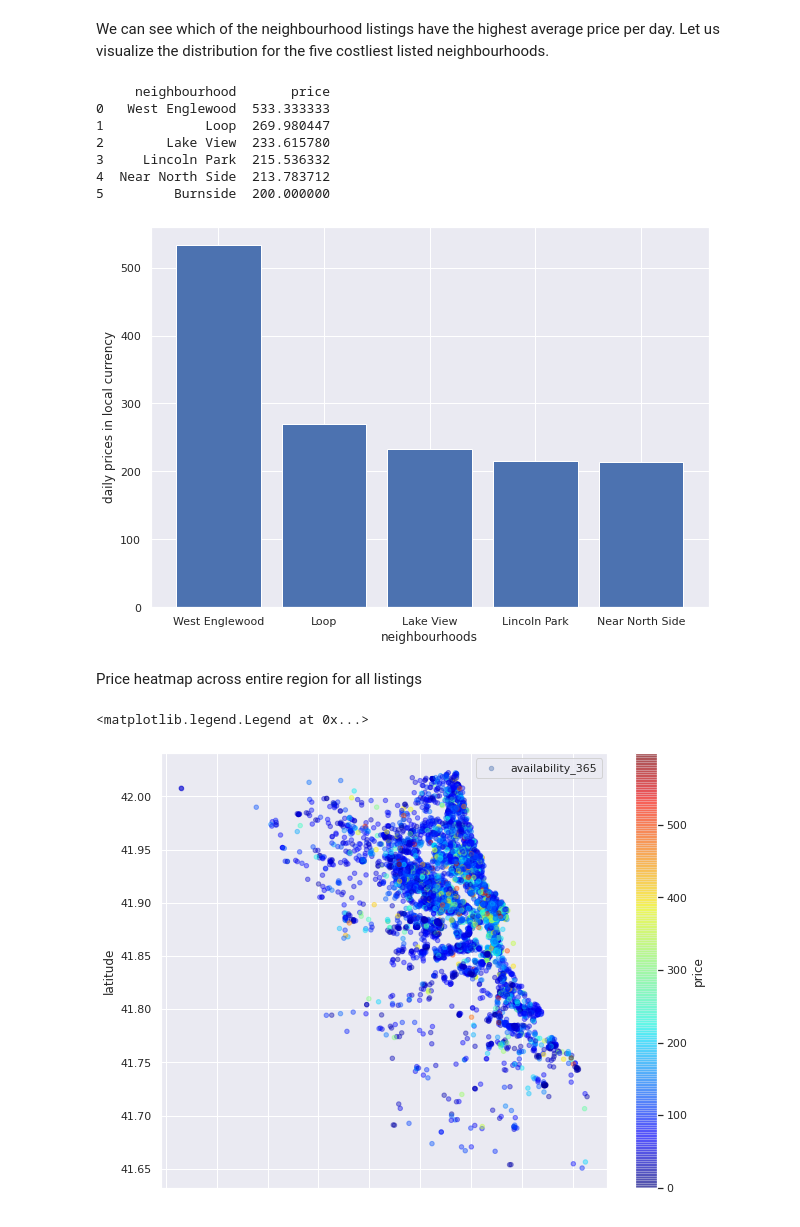
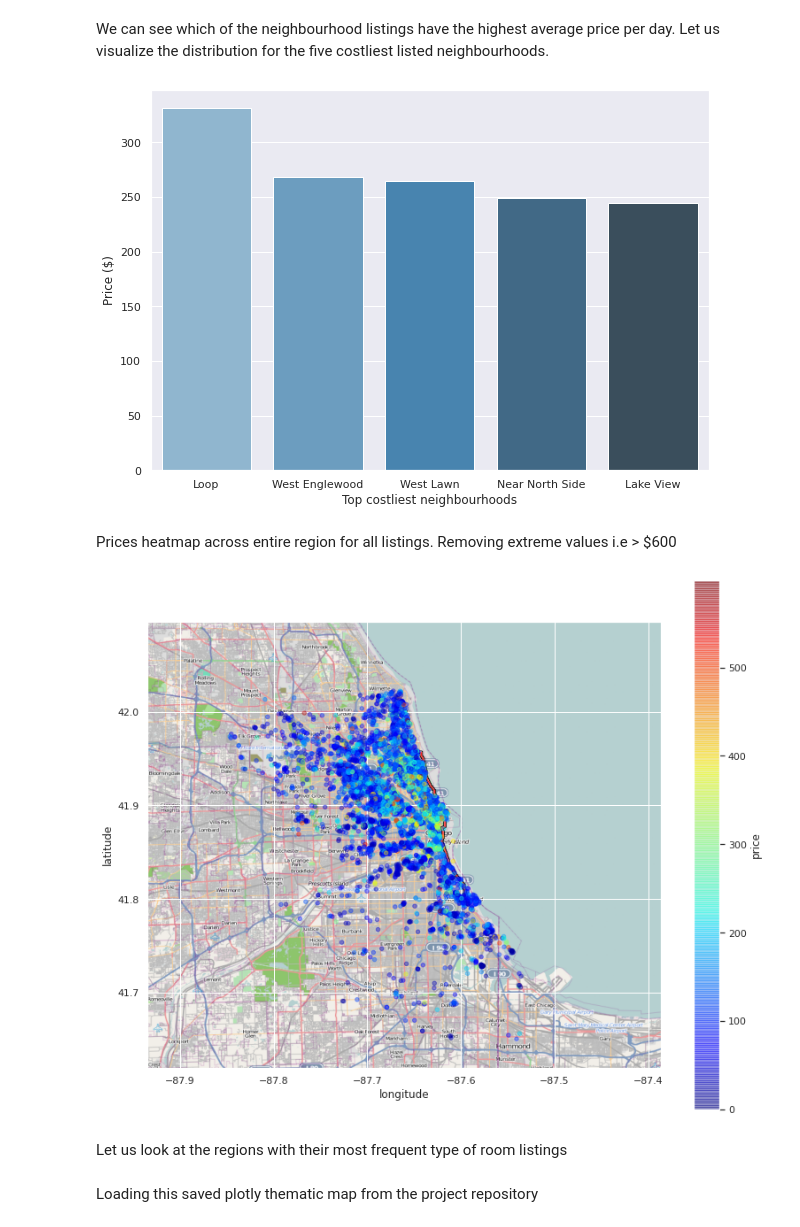
Before and after one commit to platypusjerry/Airbnb-chicago, a Jupyter notebook: airbnb_chicago_analysis.ipynb, the cells around one changed output. Saved outputs shown, nothing was run; the diff lists cells and outputs as text; code cells hidden in the pictures.

```diff
--- a/airbnb_chicago_analysis.ipynb
+++ b/airbnb_chicago_analysis.ipynb
@@ -44,0 +132,9 @@ Rows = 6386 in total and Columns = 16 in total
+# %%
+cols1 = ['reviews_per_month', 'review_scores_rating']
+cols2 = ['host_name', 'host_about', 'neighborhood_overview', 'license', 'description', 'host_name']
+for col in cols1:
+  listing[col].fillna(0,inplace = True)
+for col in cols2:
+  listing[col].fillna("N/A", inplace = True)
+
+listing['host_is_superhost'].fillna("t",inplace = True)
@@ -45 +143,8 @@ Rows = 6386 in total and Columns = 16 in total
+# %%
+listing['beds'].fillna(round(listing['beds'].mean()), inplace = True)
+listing['bedrooms'].fillna(round(listing['bedrooms'].mean()), inplace = True)
+# %%
+#removing $ sign and commas from price object values to get float datatype
+listing['price'] = listing['price'].map(lambda x: x.lstrip('$')).convert_dtypes()
+listing["price"] = listing["price"].str.replace(",","").astype(float)
 # %%
@@ -68,5 +151,0 @@ The column "neighbourhood_group" is a void feature and columns "host_name", "las
-# %%
-listing['reviews_per_month'].fillna(0,inplace = True)
-listing['host_name'].fillna("N/A", inplace = True)
-listing.drop(['neighbourhood_group', 'last_review'], axis=1, inplace = True)
-listing.head(5)
@@ -265,35 +267,36 @@ We can see which of the neighbourhood listings have the highest average price pe
 # %%
 n_group = pd.DataFrame(df_5, columns = ['price'])
 n_group.reset_index(level=0, inplace=True)
-print(n_group.head(6))
+#print(n_group.head(6))
-# %% [output]
-     neighbourhood       price
-0   West Englewood  533.333333
-1             Loop  269.980447
-2        Lake View  233.615780
-3     Lincoln Park  215.536332
-4  Near North Side  213.783712
-5         Burnside  200.000000
 # %%
 X = n_group['neighbourhood'].head(5)
 Y = n_group['price'].head(5)
 
 fig = plt.figure(figsize =(10, 7))
 
-plt.bar(X, Y)
-plt.xlabel('neighbourhoods')
-plt.ylabel('daily prices in local currency')
+plt_3 =sns.barplot(x=X, y=Y, data=n_group,
+                 palette='Blues_d')
+plt_3.set_ylabel('Price ($)')
+plt_3.set_xlabel('Top costliest neighbourhoods')
 
 plt.show()
 # %% [output]
-[figure, old version]
+[figure, new version]
 # %% [markdown]
-Price heatmap across entire region for all listings
+Prices heatmap across entire region for all listings. Removing extreme values i.e > $600
 # %%
 mp1 = listing[listing.price < 600]
-plt_4 = mp1.plot(kind='scatter', x='longitude', y='latitude', label='availability_365', c='price',
-                  cmap=plt.get_cmap('jet'), colorbar=True, alpha=0.4, figsize=(10,8))
-plt_4.legend()
+
+i=urllib.request.urlopen('https://upload.wikimedia.org/wikipedia/commons/3/31/Chicago_map_LSD.png')
+chic_img=plt.imread(i)
+
+plt.figure(figsize=(13,11))
+plt.imshow(chic_img,zorder=0 ,extent=[-87.93482, -87.3864, 41.62, 42.096])
+ax=plt.gca()
+
+plt_4 = mp1.plot(kind='scatter', x='longitude', y='latitude', c='price', ax= ax,
+                  cmap=plt.get_cmap('jet'), colorbar=True, alpha=0.4)
 # %% [output]
-<matplotlib.legend.Legend at 0x...>
-[figure, old version]
+[figure, new version]
+# %% [markdown]
+Let us look at the regions with their most frequent type of room listings
@@ -299,0 +315,2 @@ plt_4.legend()
+# %% [markdown]
+Loading this saved plotly thematic map from the project repository
```
Also changed, not shown: parts of 93 cells of this notebook.
